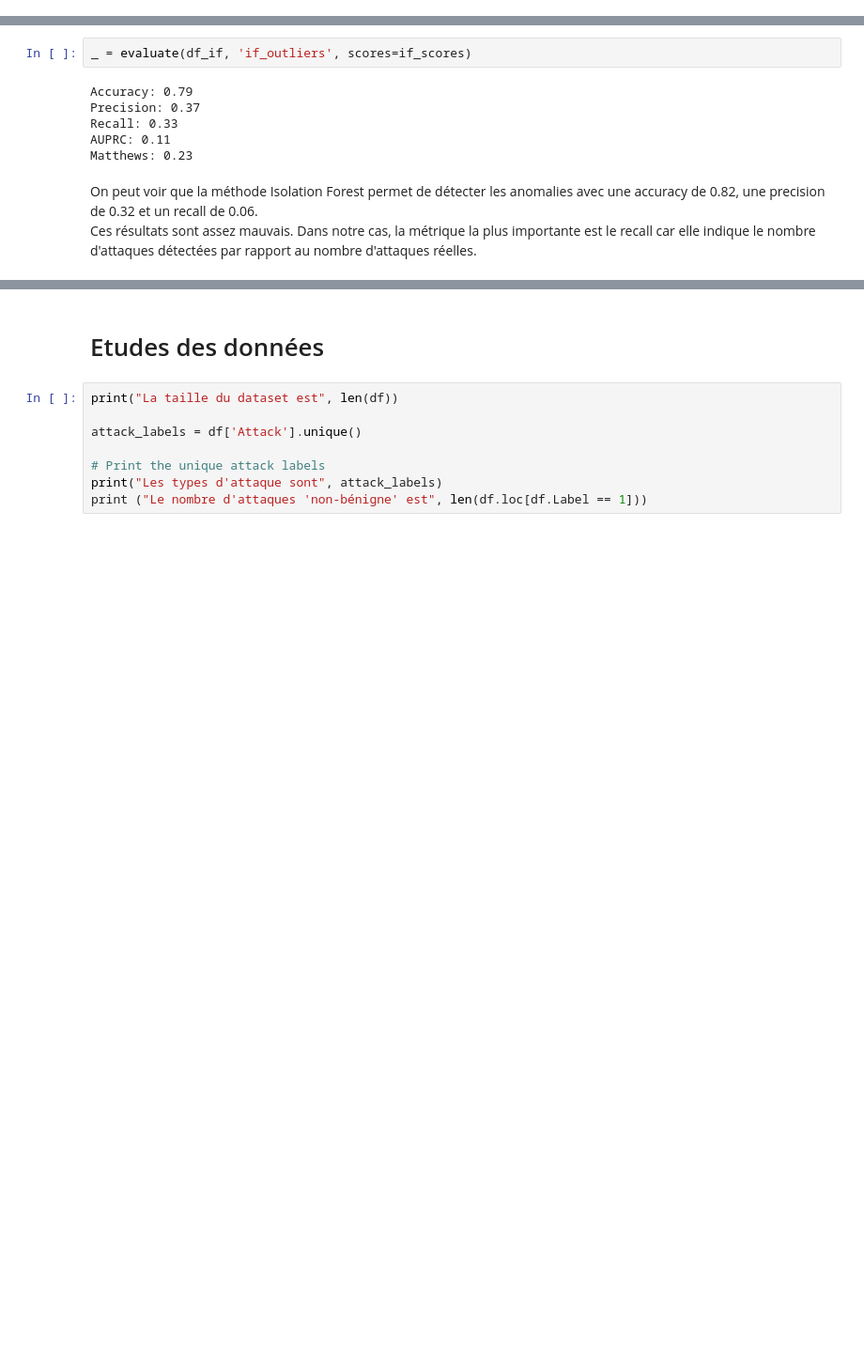
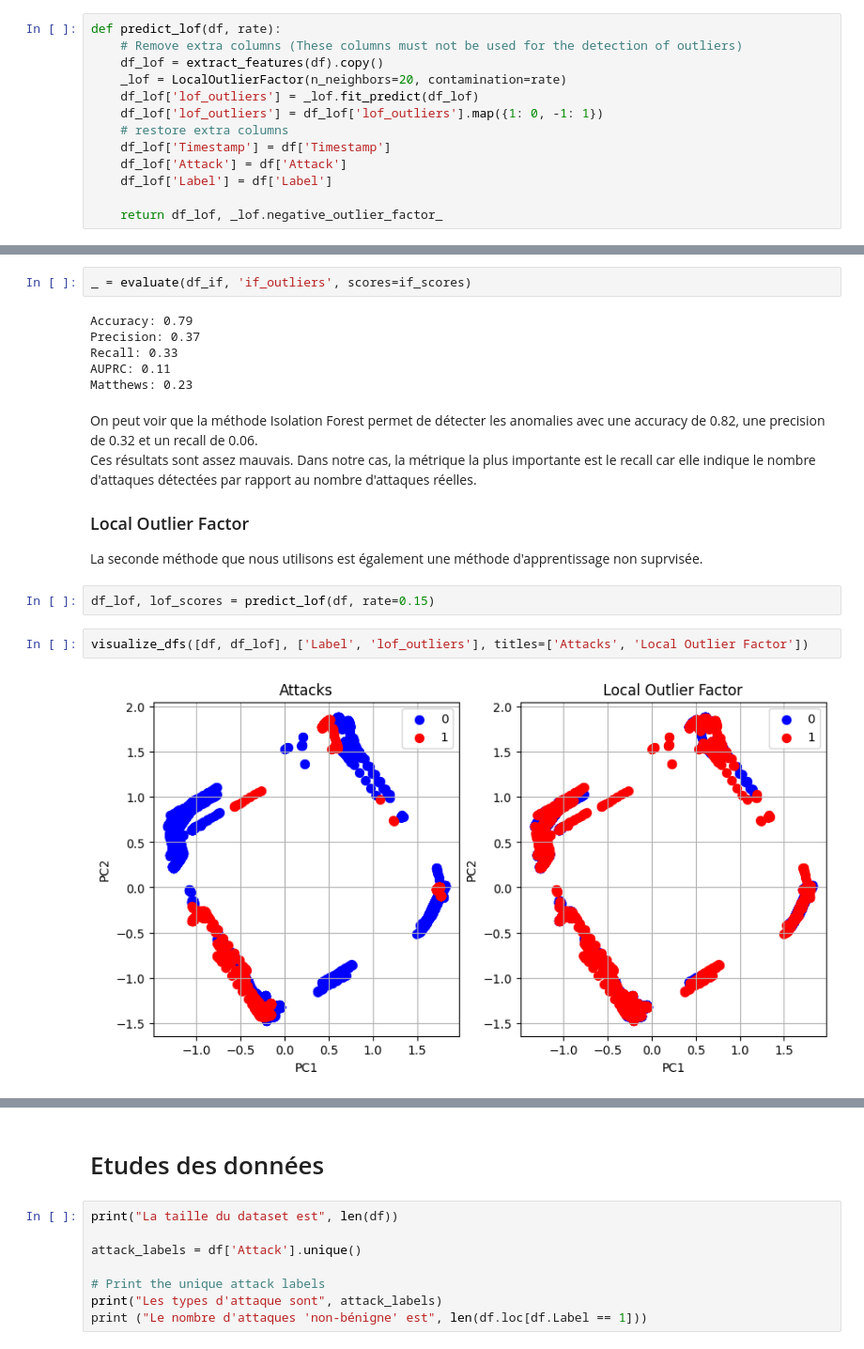
Before and after one commit to JunyiLi0/cyberml-project, a Jupyter notebook: projet.ipynb, the cells around one changed output, grey strips where cells are left out. Shown: that part at 94% size. Cells and saved outputs as stored; diff of their text form; blank space fills up the shorter version.

```diff
--- a/projet.ipynb
+++ b/projet.ipynb
@@ -254,6 +254,19 @@ def predict_if(df, rate=0.17):
     df_if['Label'] = df['Label']
 
     return df_if, if_scores
+# %%
+def predict_lof(df, rate):
+    # Remove extra columns (These columns must not be used for the detection of outliers)
+    df_lof = extract_features(df).copy()
+    _lof = LocalOutlierFactor(n_neighbors=20, contamination=rate)
+    df_lof['lof_outliers'] = _lof.fit_predict(df_lof)
+    df_lof['lof_outliers'] = df_lof['lof_outliers'].map({1: 0, -1: 1})
+    # restore extra columns
+    df_lof['Timestamp'] = df['Timestamp']
+    df_lof['Attack'] = df['Attack']
+    df_lof['Label'] = df['Label']
+
+    return df_lof, _lof.negative_outlier_factor_
 # %%
 def calculate_rms(df):
     """
@@ -327,3 +340,12 @@ Matthews: 0.23
 # %% [markdown]
 On peut voir que la méthode Isolation Forest permet de détecter les anomalies avec une accuracy de 0.82, une precision de 0.32 et un recall de 0.06.
 Ces résultats sont assez mauvais. Dans notre cas, la métrique la plus importante est le recall car elle indique le nombre d'attaques détectées par rapport au nombre d'attaques réelles.
+
+### Local Outlier Factor
+La seconde méthode que nous utilisons est également une méthode d'apprentissage non suprvisée.
+# %%
+df_lof, lof_scores = predict_lof(df, rate=0.15)
+# %%
+visualize_dfs([df, df_lof], ['Label', 'lof_outliers'], titles=['Attacks', 'Local Outlier Factor'])
+# %% [output]
+[figure, added]
```
Also changed, not shown: parts of 17 cells of this notebook.
